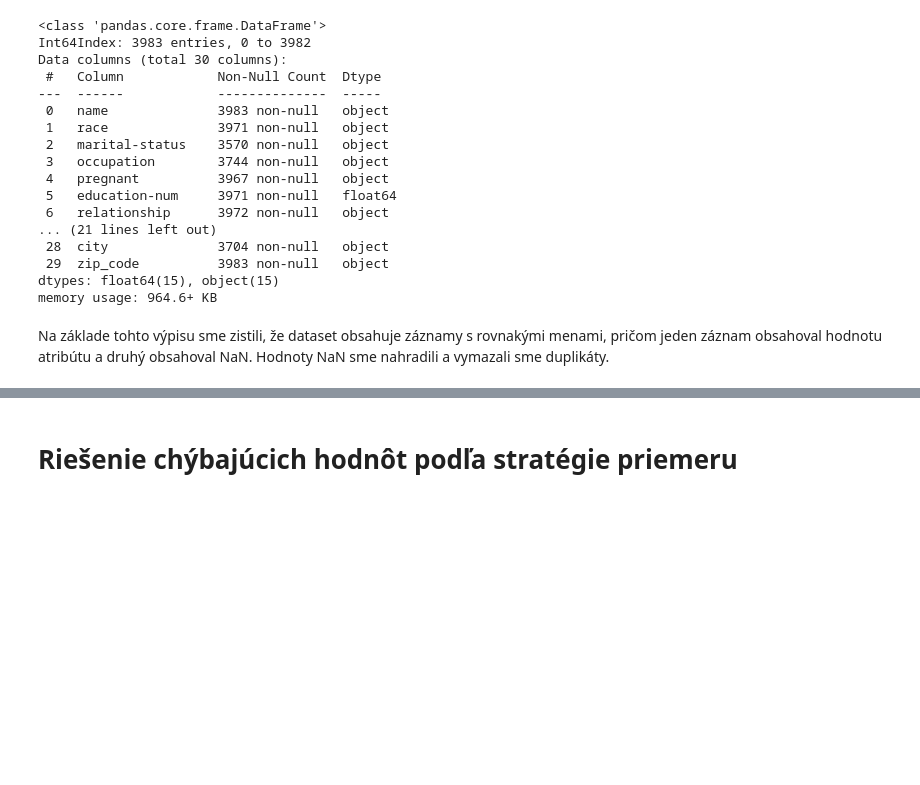
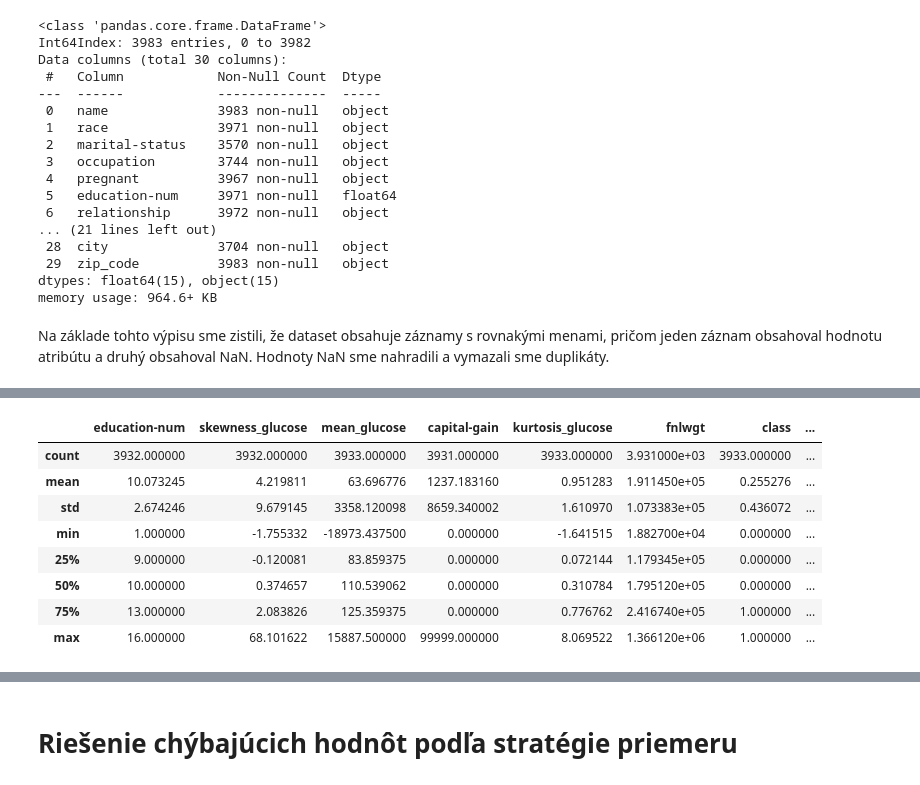
Before and after one commit to JKBGIT1/IAU_Project, a Jupyter notebook: 2.Phase_Hlavačka-Vančo.ipynb, the cells around one changed output, grey strips where cells are left out. Saved outputs shown, nothing was run; the diff lists cells and outputs as text; code cells hidden in the pictures; blank space fills up the shorter version.

```diff
--- a/2.Phase_Hlavačka-Vančo.ipynb
+++ b/2.Phase_Hlavačka-Vančo.ipynb
@@ -339,0 +379,12 @@ memory usage: 952.5+ KB
+# %%
+df_joined.describe()
+# %% [output]
+|  | education-num | skewness_glucose | mean_glucose | capital-gain | kurtosis_glucose | fnlwgt | class | ... |
+| count | 3932.000000 | 3932.000000 | 3933.000000 | 3931.000000 | 3933.000000 | 3.931000e+03 | 3933.000000 | ... |
+| mean | 10.073245 | 4.219811 | 63.696776 | 1237.183160 | 0.951283 | 1.911450e+05 | 0.255276 | ... |
+| std | 2.674246 | 9.679145 | 3358.120098 | 8659.340002 | 1.610970 | 1.073383e+05 | 0.436072 | ... |
+| min | 1.000000 | -1.755332 | -18973.437500 | 0.000000 | -1.641515 | 1.882700e+04 | 0.000000 | ... |
+| 25% | 9.000000 | -0.120081 | 83.859375 | 0.000000 | 0.072144 | 1.179345e+05 | 0.000000 | ... |
+| 50% | 10.000000 | 0.374657 | 110.539062 | 0.000000 | 0.310784 | 1.795120e+05 | 0.000000 | ... |
+| 75% | 13.000000 | 2.083826 | 125.359375 | 0.000000 | 0.776762 | 2.416740e+05 | 1.000000 | ... |
+| max | 16.000000 | 68.101622 | 15887.500000 | 99999.000000 | 8.069522 | 1.366120e+06 | 1.000000 | ... |
```
Also changed, not shown: parts of 15 cells of this notebook.
